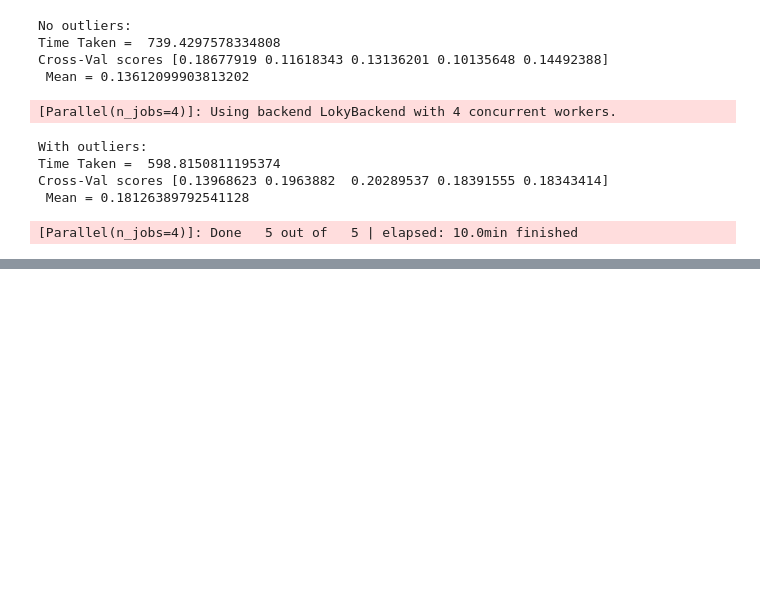
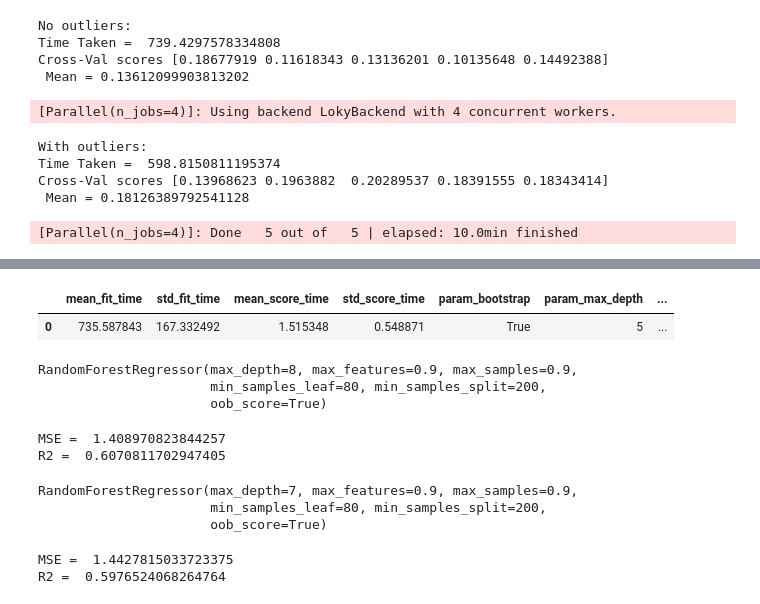
Before and after one commit to Deepankar-98/higgs_boson_kaggle, a Jupyter notebook: notebooks/03-Training_model_to_predict_Weight.ipynb, the cells around one changed output, grey strips where cells are left out. Drawn from its saved outputs; the diff is of its cells as text; code cells hidden in the pictures; blank space fills up the shorter version.

Commit message:
Update models in notebook

```diff
--- a/notebooks/03-Training_model_to_predict_Weight.ipynb
+++ b/notebooks/03-Training_model_to_predict_Weight.ipynb
@@ -356,0 +344,13 @@ print(gs1.best_params_, gs1.best_score_, sep='\n')
+# %%
+params = {
+    'max_depth': [5, 6, 7],
+    'max_features': [0.9],
+    'bootstrap': [True],
+    'max_samples': [0.9],
+    'warm_start': [False],
+    'min_samples_split': [200],
+    'min_samples_leaf': [80],
+    'oob_score': [True],
+}
+rf1 = RandomForestRegressor(n_estimators=100, criterion='mse')
+rf_model1, df_rf_model1 = grid_search_model(params, rf1)
@@ -356,0 +366,55 @@ print(gs1.best_params_, gs1.best_score_, sep='\n')
+# %%
+df_rf_model1
+# %% [output]
+|  | mean_fit_time | std_fit_time | mean_score_time | std_score_time | param_bootstrap | param_max_depth | ... |
+| 0 | 735.587843 | 167.332492 | 1.515348 | 0.548871 | True | 5 | ... |
+# %%
+params = {
+    'max_depth': 8,
+    'max_features': 0.9,
+    'bootstrap': True,
+    'max_samples': 0.9,
+    'warm_start': False,
+    'min_samples_split': 200,
+    'min_samples_leaf': 80,
+    'oob_score': True,
+}
+rf2 = RandomForestRegressor(n_estimators=100, criterion='mse', **params)
+rf2.fit(X_train, y_train)
+# %% [output]
+RandomForestRegressor(max_depth=8, max_features=0.9, max_samples=0.9,
+                      min_samples_leaf=80, min_samples_split=200,
+                      oob_score=True)
+# %%
+pred = rf2.predict(X_test)
+mse = mean_squared_error(y_test, pred)
+rsq = r2_score (y_test, pred)
+print('MSE = ', mse, '\nR2 = ',rsq)
+# %% [output]
+MSE =  1.408970823844257
+R2 =  0.6070811702947405
+# %%
+params = {
+    'max_depth': 7,
+    'max_features': 0.9,
+    'bootstrap': True,
+    'max_samples': 0.9,
+    'warm_start': False,
+    'min_samples_split': 200,
+    'min_samples_leaf': 80,
+    'oob_score': True,
+}
+rf3 = RandomForestRegressor(n_estimators=100, criterion='mse', **params)
+rf3.fit(X_train, y_train)
+# %% [output]
+RandomForestRegressor(max_depth=7, max_features=0.9, max_samples=0.9,
+                      min_samples_leaf=80, min_samples_split=200,
+                      oob_score=True)
+# %%
+pred = rf3.predict(X_test)
+mse = mean_squared_error(y_test, pred)
+rsq = r2_score (y_test, pred)
+print('MSE = ', mse, '\nR2 = ',rsq)
+# %% [output]
+MSE =  1.4427815033723375
+R2 =  0.5976524068264764
```
Also changed, not shown: parts of 19 cells of this notebook.
